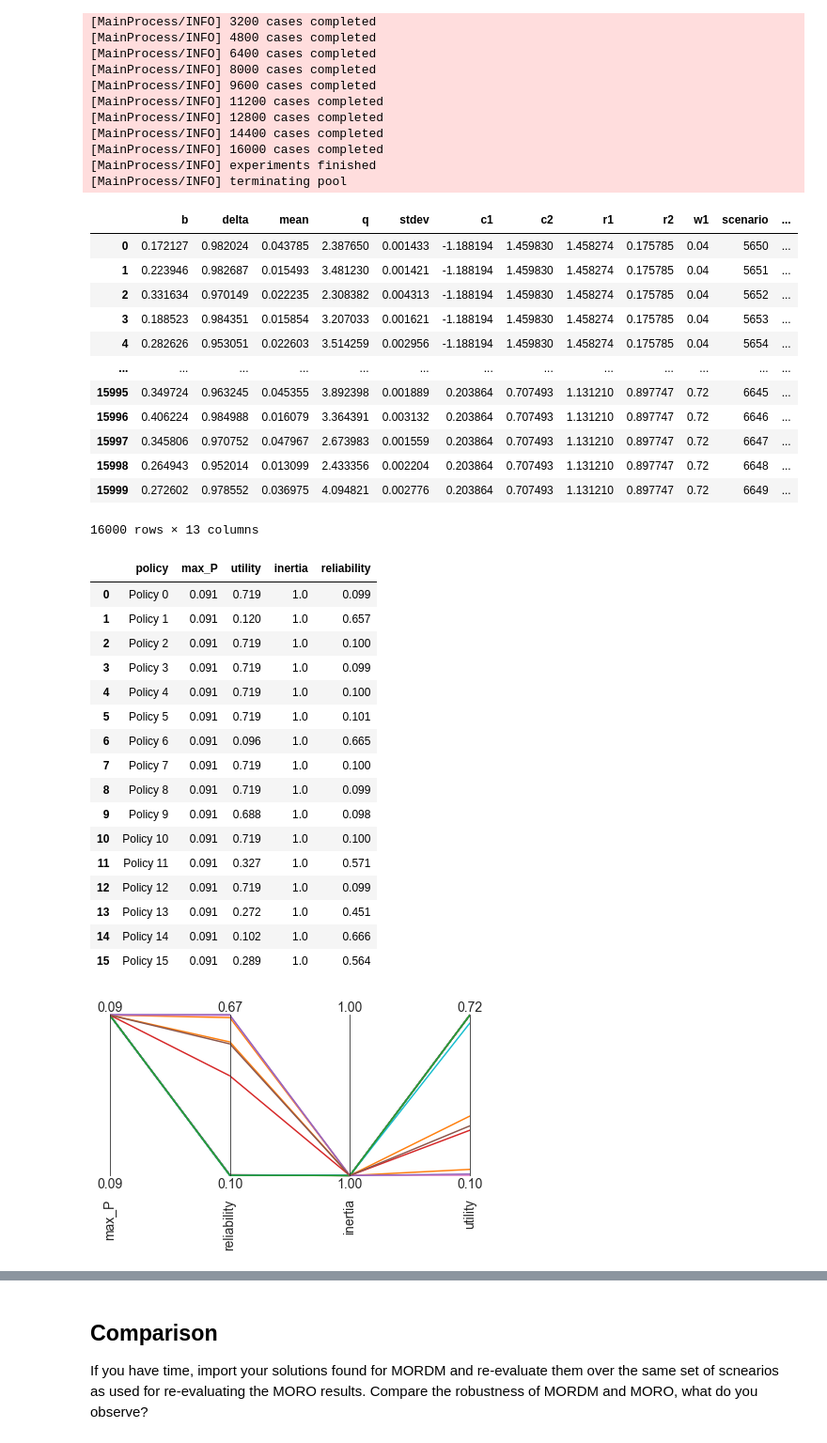
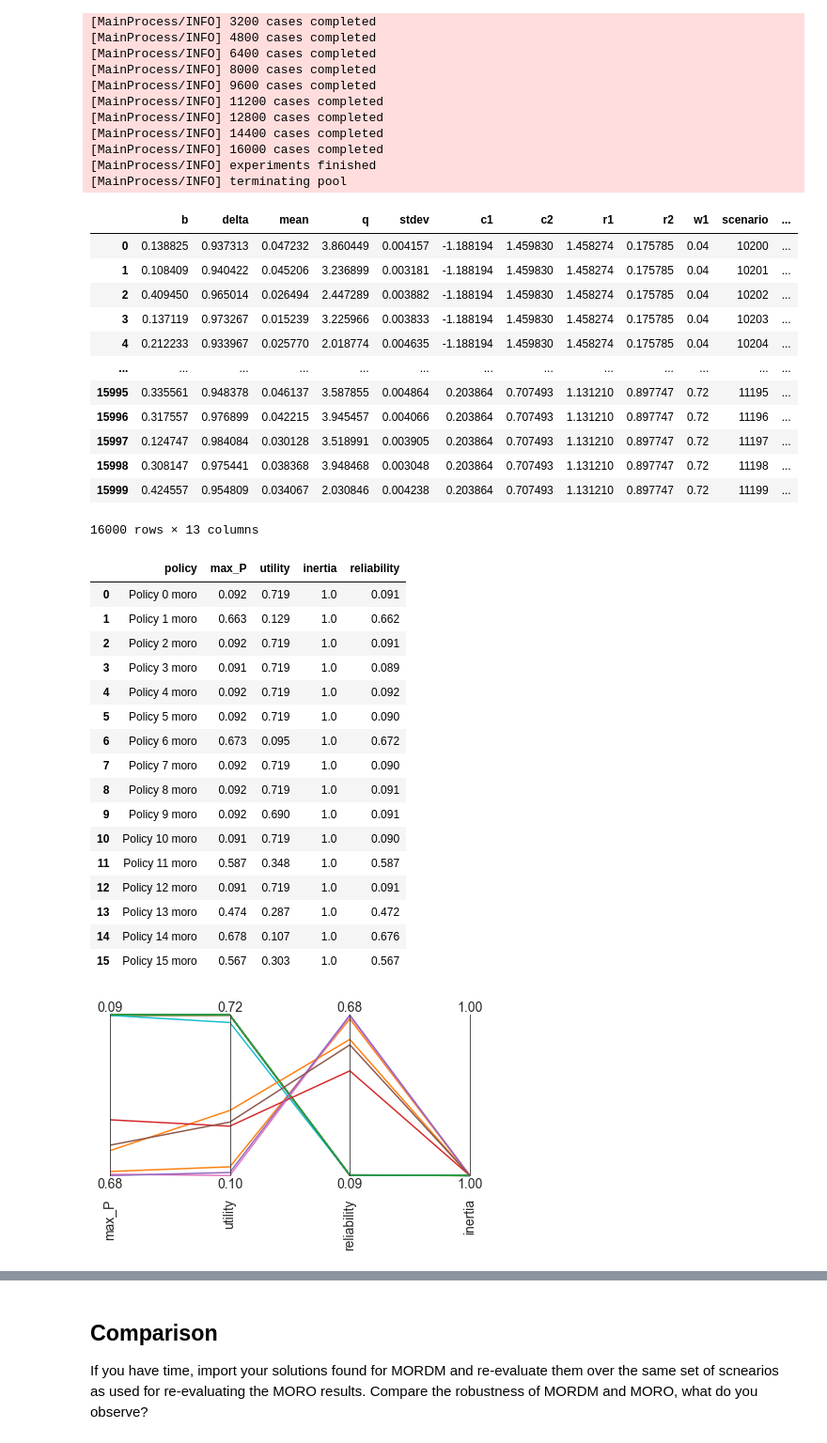
Before and after one commit to codedevonfire/EPA1361, a Jupyter notebook: Week 5-6 - robustness and direct search/assignment 10 - MORO.ipynb, the cells around one changed output, grey strips where cells are left out. Shown: that part at 94% size. Cells and saved outputs as stored; diff of their text form; code cells hidden in the pictures.

```diff
--- a/Week 5-6 - robustness and direct search/assignment 10 - MORO.ipynb
+++ b/Week 5-6 - robustness and direct search/assignment 10 - MORO.ipynb
@@ -108,7 +110,7 @@ scenarios = sample_uncertainties(lake_model, n_scenarios, MonteCarloSampler)
 from ema_workbench.em_framework import sample_uncertainties, MonteCarloSampler
 
 with MultiprocessingEvaluator(lake_model) as evaluator:
-    robust_results = evaluator.robust_optimize(robust_metrics, scenarios,
+    robust_results, robust_convergence = evaluator.robust_optimize(robust_metrics, scenarios,
                             nfe=1000, epsilons=[0.05,]*len(robust_metrics), convergence=convergence_metrics)
 # %% [output]
 [MainProcess/INFO] pool started
@@ -291,19 +309,20 @@ with MultiprocessingEvaluator(lake_model) as evaluator:
 results_1000
 # %% [output]
 |  | b | delta | mean | q | stdev | c1 | c2 | r1 | r2 | w1 | scenario | ... |
-| 0 | 0.172127 | 0.982024 | 0.043785 | 2.387650 | 0.001433 | -1.188194 | 1.459830 | 1.458274 | 0.175785 | 0.04 | 5650 | ... |
-| 1 | 0.223946 | 0.982687 | 0.015493 | 3.481230 | 0.001421 | -1.188194 | 1.459830 | 1.458274 | 0.175785 | 0.04 | 5651 | ... |
-| 2 | 0.331634 | 0.970149 | 0.022235 | 2.308382 | 0.004313 | -1.188194 | 1.459830 | 1.458274 | 0.175785 | 0.04 | 5652 | ... |
-| 3 | 0.188523 | 0.984351 | 0.015854 | 3.207033 | 0.001621 | -1.188194 | 1.459830 | 1.458274 | 0.175785 | 0.04 | 5653 | ... |
-| 4 | 0.282626 | 0.953051 | 0.022603 | 3.514259 | 0.002956 | -1.188194 | 1.459830 | 1.458274 | 0.175785 | 0.04 | 5654 | ... |
+| 0 | 0.138825 | 0.937313 | 0.047232 | 3.860449 | 0.004157 | -1.188194 | 1.459830 | 1.458274 | 0.175785 | 0.04 | 10200 | ... |
+| 1 | 0.108409 | 0.940422 | 0.045206 | 3.236899 | 0.003181 | -1.188194 | 1.459830 | 1.458274 | 0.175785 | 0.04 | 10201 | ... |
+| 2 | 0.409450 | 0.965014 | 0.026494 | 2.447289 | 0.003882 | -1.188194 | 1.459830 | 1.458274 | 0.175785 | 0.04 | 10202 | ... |
+| 3 | 0.137119 | 0.973267 | 0.015239 | 3.225966 | 0.003833 | -1.188194 | 1.459830 | 1.458274 | 0.175785 | 0.04 | 10203 | ... |
+| 4 | 0.212233 | 0.933967 | 0.025770 | 2.018774 | 0.004635 | -1.188194 | 1.459830 | 1.458274 | 0.175785 | 0.04 | 10204 | ... |
 | ... | ... | ... | ... | ... | ... | ... | ... | ... | ... | ... | ... | ... |
-| 15995 | 0.349724 | 0.963245 | 0.045355 | 3.892398 | 0.001889 | 0.203864 | 0.707493 | 1.131210 | 0.897747 | 0.72 | 6645 | ... |
-| 15996 | 0.406224 | 0.984988 | 0.016079 | 3.364391 | 0.003132 | 0.203864 | 0.707493 | 1.131210 | 0.897747 | 0.72 | 6646 | ... |
-| 15997 | 0.345806 | 0.970752 | 0.047967 | 2.673983 | 0.001559 | 0.203864 | 0.707493 | 1.131210 | 0.897747 | 0.72 | 6647 | ... |
-| 15998 | 0.264943 | 0.952014 | 0.013099 | 2.433356 | 0.002204 | 0.203864 | 0.707493 | 1.131210 | 0.897747 | 0.72 | 6648 | ... |
-| 15999 | 0.272602 | 0.978552 | 0.036975 | 4.094821 | 0.002776 | 0.203864 | 0.707493 | 1.131210 | 0.897747 | 0.72 | 6649 | ... |
+| 15995 | 0.335561 | 0.948378 | 0.046137 | 3.587855 | 0.004864 | 0.203864 | 0.707493 | 1.131210 | 0.897747 | 0.72 | 11195 | ... |
+| 15996 | 0.317557 | 0.976899 | 0.042215 | 3.945457 | 0.004066 | 0.203864 | 0.707493 | 1.131210 | 0.897747 | 0.72 | 11196 | ... |
+| 15997 | 0.124747 | 0.984084 | 0.030128 | 3.518991 | 0.003905 | 0.203864 | 0.707493 | 1.131210 | 0.897747 | 0.72 | 11197 | ... |
+| 15998 | 0.308147 | 0.975441 | 0.038368 | 3.948468 | 0.003048 | 0.203864 | 0.707493 | 1.131210 | 0.897747 | 0.72 | 11198 | ... |
+| 15999 | 0.424557 | 0.954809 | 0.034067 | 2.030846 | 0.004238 | 0.203864 | 0.707493 | 1.131210 | 0.897747 | 0.72 | 11199 | ... |
 16000 rows × 13 columns
 # %%
+#apply robustness function after running it
 robustness_reeval = pd.DataFrame(columns = ["policy", "max_P", "utility", "inertia", "reliability"])
 maxp_fun = functools.partial(robustness, SMALLER, 0.75)
 inertia_fun = functools.partial(robustness, LARGER, 0.6)
@@ -314,13 +333,13 @@ for p in results_1000["policy"].unique():
 
     index = results_1000[results_1000["policy"] == p].index
 
-    maxp_fun = maxp(outcomes_1000["max_P"][index])
+    max_P = maxp_fun(outcomes_1000["max_P"][index])
     utility = utility_fun(outcomes_1000["utility"][index])
     inertia = inertia_fun(outcomes_1000["inertia"][index])
     reliability = reliability_fun(outcomes_1000["reliability"][index])
 
 
-    policy_line = [p, max_P, utility, inertia, reliability]
+    policy_line = [p+str(" moro"), max_P, utility, inertia, reliability]
 
     robustness_reeval = robustness_reeval.append(pd.Series(policy_line, index=["policy", "max_P", "utility", "inertia", "reliability"]), ignore_index=True)
 
@@ -328,31 +347,31 @@ for p in results_1000["policy"].unique():
 robustness_reeval
 # %% [output]
 |  | policy | max_P | utility | inertia | reliability |
-| 0 | Policy 0 | 0.091 | 0.719 | 1.0 | 0.099 |
-| 1 | Policy 1 | 0.091 | 0.120 | 1.0 | 0.657 |
-| 2 | Policy 2 | 0.091 | 0.719 | 1.0 | 0.100 |
-| 3 | Policy 3 | 0.091 | 0.719 | 1.0 | 0.099 |
-| 4 | Policy 4 | 0.091 | 0.719 | 1.0 | 0.100 |
-| 5 | Policy 5 | 0.091 | 0.719 | 1.0 | 0.101 |
-| 6 | Policy 6 | 0.091 | 0.096 | 1.0 | 0.665 |
-| 7 | Policy 7 | 0.091 | 0.719 | 1.0 | 0.100 |
-| 8 | Policy 8 | 0.091 | 0.719 | 1.0 | 0.099 |
-| 9 | Policy 9 | 0.091 | 0.688 | 1.0 | 0.098 |
-| 10 | Policy 10 | 0.091 | 0.719 | 1.0 | 0.100 |
-| 11 | Policy 11 | 0.091 | 0.327 | 1.0 | 0.571 |
-| 12 | Policy 12 | 0.091 | 0.719 | 1.0 | 0.099 |
-| 13 | Policy 13 | 0.091 | 0.272 | 1.0 | 0.451 |
-| 14 | Policy 14 | 0.091 | 0.102 | 1.0 | 0.666 |
-| 15 | Policy 15 | 0.091 | 0.289 | 1.0 | 0.564 |
+| 0 | Policy 0 moro | 0.092 | 0.719 | 1.0 | 0.091 |
+| 1 | Policy 1 moro | 0.663 | 0.129 | 1.0 | 0.662 |
+| 2 | Policy 2 moro | 0.092 | 0.719 | 1.0 | 0.091 |
+| 3 | Policy 3 moro | 0.091 | 0.719 | 1.0 | 0.089 |
+| 4 | Policy 4 moro | 0.092 | 0.719 | 1.0 | 0.092 |
+| 5 | Policy 5 moro | 0.092 | 0.719 | 1.0 | 0.090 |
+| 6 | Policy 6 moro | 0.673 | 0.095 | 1.0 | 0.672 |
+| 7 | Policy 7 moro | 0.092 | 0.719 | 1.0 | 0.090 |
+| 8 | Policy 8 moro | 0.092 | 0.719 | 1.0 | 0.091 |
+| 9 | Policy 9 moro | 0.092 | 0.690 | 1.0 | 0.091 |
+| 10 | Policy 10 moro | 0.091 | 0.719 | 1.0 | 0.090 |
+| 11 | Policy 11 moro | 0.587 | 0.348 | 1.0 | 0.587 |
+| 12 | Policy 12 moro | 0.091 | 0.719 | 1.0 | 0.091 |
+| 13 | Policy 13 moro | 0.474 | 0.287 | 1.0 | 0.472 |
+| 14 | Policy 14 moro | 0.678 | 0.107 | 1.0 | 0.676 |
+| 15 | Policy 15 moro | 0.567 | 0.303 | 1.0 | 0.567 |
 # %%
-out = robustness_reeval.loc[:,['max_P', 'reliability', 'inertia', 'utility']]
+out = robustness_reeval.loc[:,['max_P', 'utility', 'reliability', 'inertia']]
 
 limits = parcoords.get_limits(out)
 axes = parcoords.ParallelAxes(limits)
 axes.plot(out)
 
 
 axes.invert_axis('max_P')
 plt.show()
 # %% [output]
-[figure, old version]
+[figure, new version]
```
Also changed, not shown: parts of 11 cells of this notebook, 3 other files.
